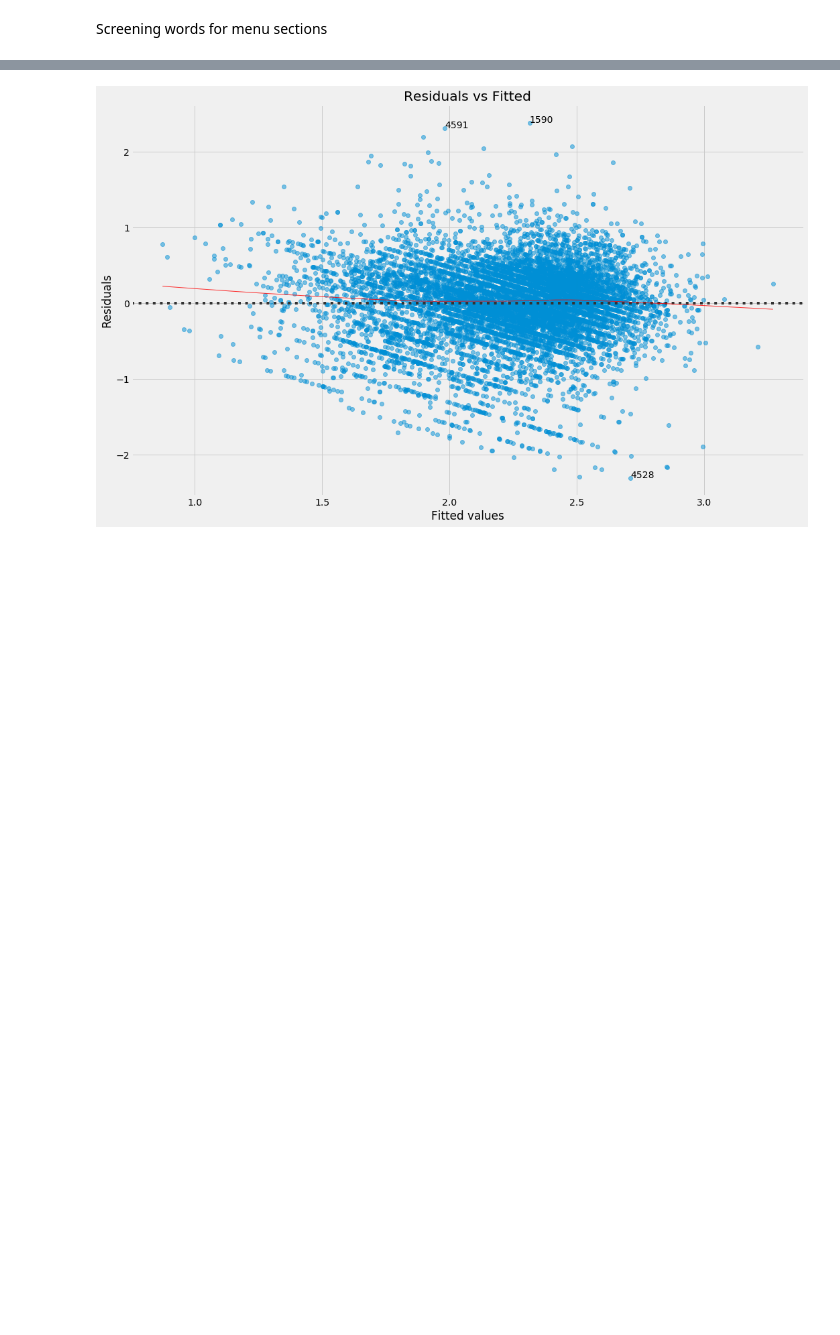
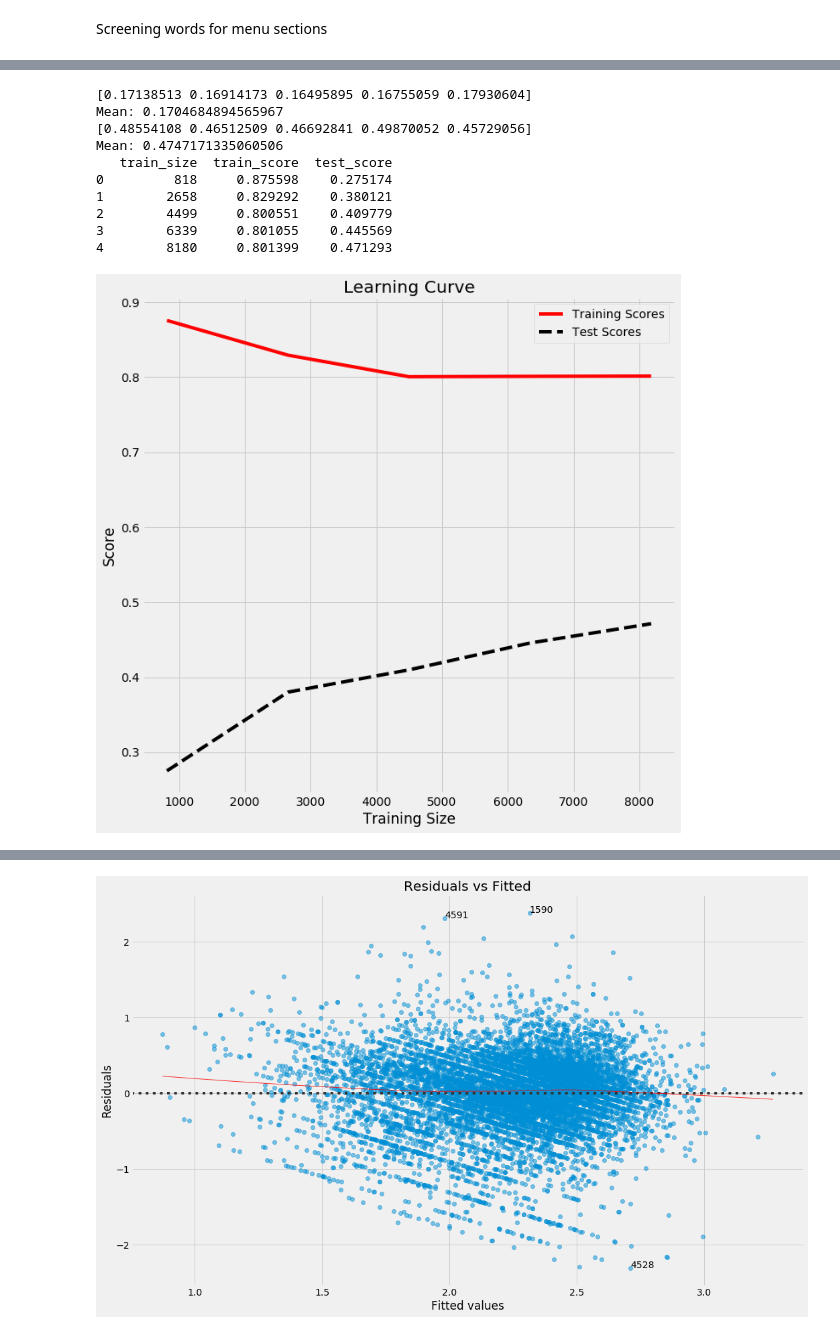
Before and after one commit to alan-j-lin/lunch_price_prediction, a Jupyter notebook: Project_Luther_Alan.ipynb, the cells around one changed output, grey strips where cells are left out. Drawn from its saved outputs; the diff is of its cells as text; code cells hidden in the pictures; blank space fills up the shorter version.

```diff
--- a/Project_Luther_Alan.ipynb
+++ b/Project_Luther_Alan.ipynb
@@ -624,0 +654,15 @@ Mean: 0.2323729838211582
+# %%
+RF = ensemble.RandomForestRegressor(n_estimators= 20, max_depth= 20)
+df_cv(RF, X_traini3, y_traini3, 5)
+# %% [output]
+[0.17138513 0.16914173 0.16495895 0.16755059 0.17930604]
+Mean: 0.1704684894565967
+[0.48554108 0.46512509 0.46692841 0.49870052 0.45729056]
+Mean: 0.4747171335060506
+   train_size  train_score  test_score
+0         818     0.875598    0.275174
+1        2658     0.829292    0.380121
+2        4499     0.800551    0.409779
+3        6339     0.801055    0.445569
+4        8180     0.801399    0.471293
+[figure, added]
```
Also changed, not shown: parts of 45 cells of this notebook.
